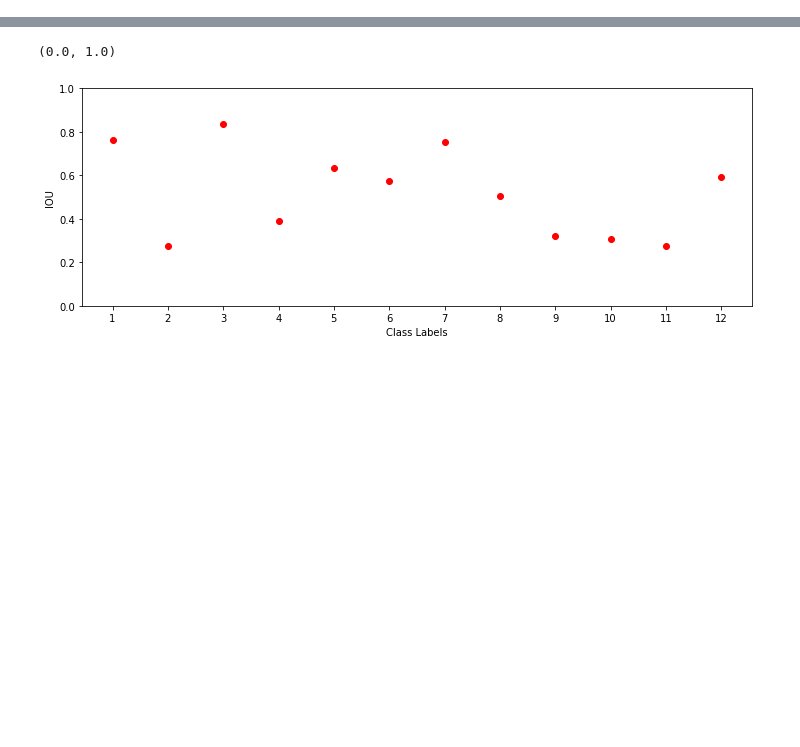
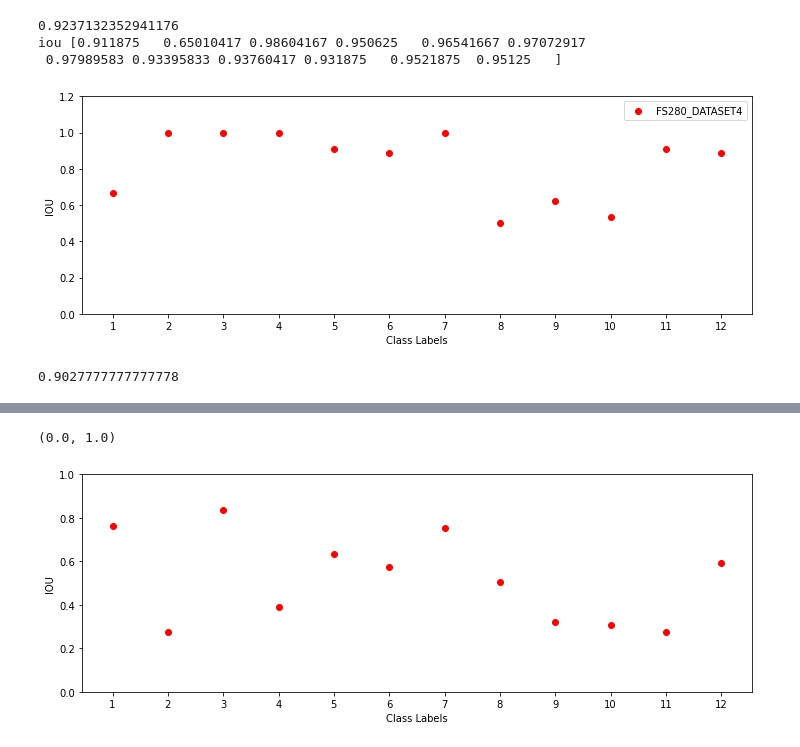
Before and after one commit to vaishnavJa/Multi_Label_optical_Segmentation, a Jupyter notebook: result_analysis.ipynb, the cells around one changed output, grey strips where cells are left out. Drawn from its saved outputs; the diff is of its cells as text; code cells hidden in the pictures; blank space fills up the shorter version.

```diff
--- a/result_analysis.ipynb
+++ b/result_analysis.ipynb
@@ -164,0 +164,60 @@ ground_truth = np.concatenate([np.atleast_2d(a) for a in np.array(ground_truth)]
+# %%
+runnames = ['FS280_DATASET4']
+testname = ''
+seg_sizes = [12,12]
+
+threshold = [0.8]
+colors = ['red','blue']
+
+# runnames = ['FS280_NO_WEGLOSS']
+# testname = ''
+
+# threshold = [0.1]
+# colors = ['red']
+
+
+plt.figure(figsize=(12,4))
+avg_fscore = []
+
+for runname, thresh, color, seg_size in zip(runnames,threshold,colors,seg_sizes):
+
+    train_resultcsv_path = os.path.join(result_parent_path,runname,f'TRAIN_results{thresh*10}.csv').replace("\\",'/')
+    val_resultcsv_path = os.path.join(result_parent_path,runname,f'VAL_results{thresh*10}.csv').replace("\\",'/')
+
+
+    # train_df_result = pd.read_csv(train_resultcsv_path)
+    val_df_result = pd.read_csv(val_resultcsv_path)
+    ious = val_df_result.IOU_label.apply(lambda x: [float(i) for i in x.split(',')] )
+    ground_truth = val_df_result.ground_truth.apply(lambda x: [float(i) for i in x.split(',')] )
+#     ious_neg = val_df_result[:60].IOU_label.apply(lambda x: [float(i) for i in x.split(',')] )
+    prediction = val_df_result.prediction.apply(lambda x: [float(i) for i in x.split(',')] )
+
+    ious = np.concatenate([np.atleast_2d(a) for a in np.array(ious)],axis=0)
+#     ious_neg = np.concatenate([np.atleast_2d(a) for a in np.array(ious_neg)],axis=0)
+    ground_truth = np.concatenate([np.atleast_2d(a) for a in np.array(ground_truth)],axis=0)
+    prediction = np.concatenate([np.atleast_2d(a) for a in np.array(prediction)],axis=0)
+    prediction = np.int32(prediction > thresh)
+
+#     avg_fscore.append(val_df_result.fscore.mean())
+
+
+    print(f1_score(ground_truth , prediction, average = 'weighted'))
+#     plt.plot(np.arange(1,seg_size+1),f1_score(ground_truth , prediction, average = None),'-o',c = color,label = runname)
+    plt.scatter(np.arange(1,seg_size+1),f1_score(ground_truth , prediction, average = None),c = color,label = runname)
+#     plt.plot(np.arange(1,seg_size+1),ious[60:].mean(0),'-o',c = color,label = f'{runname}_{thresh}')
+    #     plt.scatter(i,np.mean(counts_neg[i]),c = 'green')
+
+
+plt.xlabel('Class Labels')
+plt.ylabel('IOU')
+plt.ylim(0,1.2)
+plt.xticks(range(1,seg_size+1))
+
+
+plt.legend()
+print('iou',ious.mean(0))
+# %% [output]
+0.9237132352941176
+iou [0.911875   0.65010417 0.98604167 0.950625   0.96541667 0.97072917
+ 0.97989583 0.93395833 0.93760417 0.931875   0.9521875  0.95125   ]
+[figure, added]
@@ -164,0 +248,4 @@ ground_truth = np.concatenate([np.atleast_2d(a) for a in np.array(ground_truth)]
+# %%
+print(f1_score(val_y_vals , prediction, average = 'weighted'))
+# %% [output]
+0.9027777777777778
```
Also changed, not shown: parts of 28 cells of this notebook, 20 other files.
